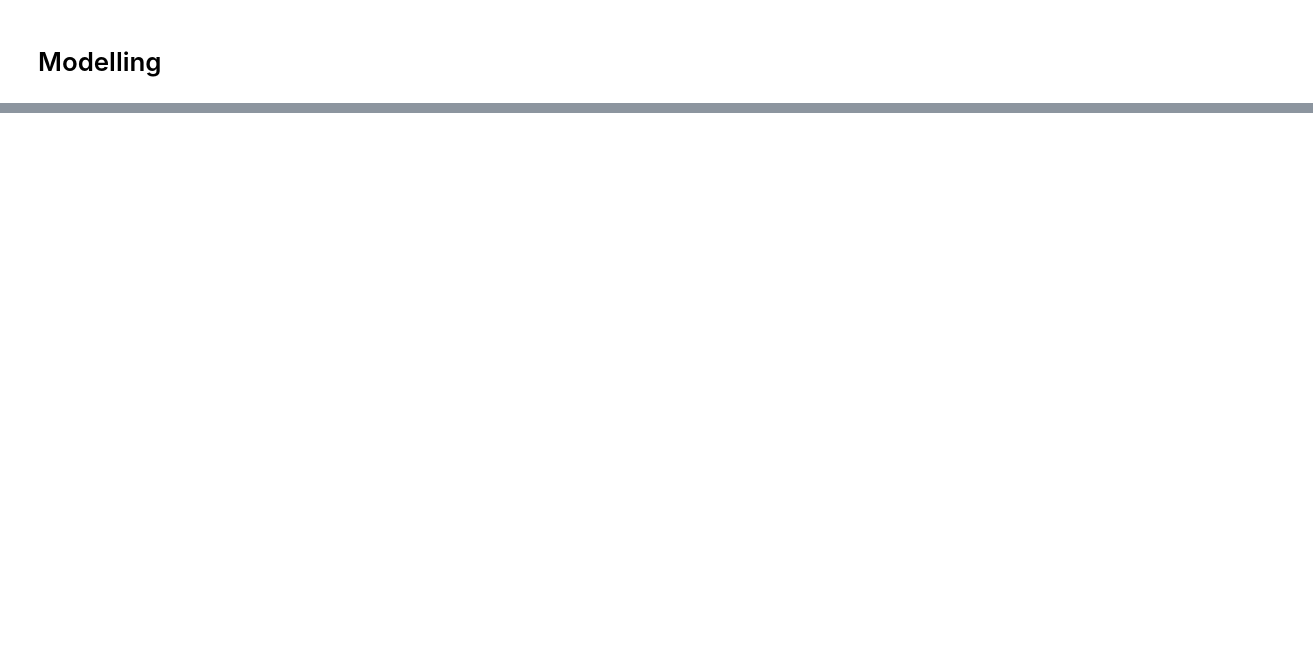
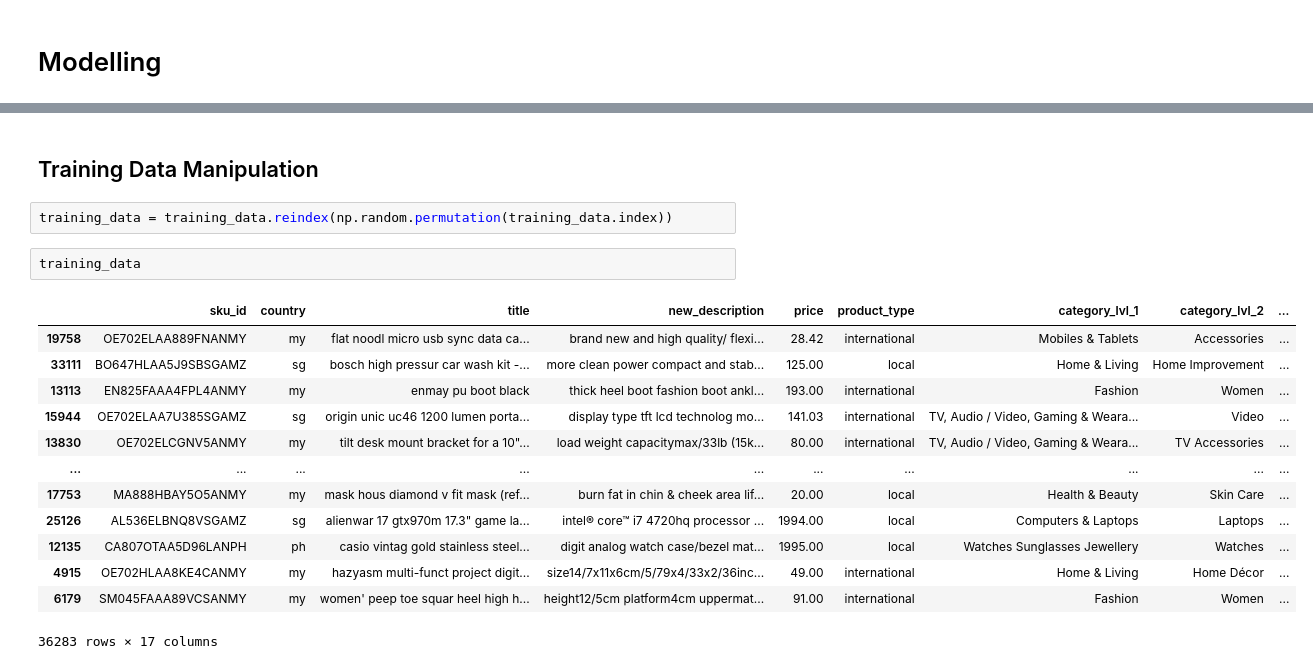
Before and after one commit to Rubix982/Product-Quality-Classification, a Jupyter notebook: model.ipynb, the cells around one changed output, grey strips where cells are left out. Cells and saved outputs as stored; diff of their text form; blank space fills up the shorter version.

```diff
--- a/model.ipynb
+++ b/model.ipynb
@@ -1099,0 +1169,20 @@ Before extracting features, we preprocess the data by removingHTML tags, removin
+# %% [markdown]
+## Training Data Manipulation
+# %%
+training_data = training_data.reindex(np.random.permutation(training_data.index))
+# %%
+training_data
+# %% [output]
+|  | sku_id | country | title | new_description | price | product_type | category_lvl_1 | category_lvl_2 | ... |
+| 19758 | OE702ELAA889FNANMY | my | flat noodl micro usb sync data ca... | brand new and high quality/ flexi... | 28.42 | international | Mobiles & Tablets | Accessories | ... |
+| 33111 | BO647HLAA5J9SBSGAMZ | sg | bosch high pressur car wash kit -... | more clean power compact and stab... | 125.00 | local | Home & Living | Home Improvement | ... |
+| 13113 | EN825FAAA4FPL4ANMY | my | enmay pu boot black | thick heel boot fashion boot ankl... | 193.00 | international | Fashion | Women | ... |
+| 15944 | OE702ELAA7U385SGAMZ | sg | origin unic uc46 1200 lumen porta... | display type tft lcd technolog mo... | 141.03 | international | TV, Audio / Video, Gaming & Weara... | Video | ... |
+| 13830 | OE702ELCGNV5ANMY | my | tilt desk mount bracket for a 10"... | load weight capacitymax/33lb (15k... | 80.00 | international | TV, Audio / Video, Gaming & Weara... | TV Accessories | ... |
+| ... | ... | ... | ... | ... | ... | ... | ... | ... | ... |
+| 17753 | MA888HBAY5O5ANMY | my | mask hous diamond v fit mask (ref... | burn fat in chin & cheek area lif... | 20.00 | local | Health & Beauty | Skin Care | ... |
+| 25126 | AL536ELBNQ8VSGAMZ | sg | alienwar 17 gtx970m 17.3" game la... | intel® core™ i7 4720hq processor ... | 1994.00 | local | Computers & Laptops | Laptops | ... |
+| 12135 | CA807OTAA5D96LANPH | ph | casio vintag gold stainless steel... | digit analog watch case/bezel mat... | 1995.00 | local | Watches Sunglasses Jewellery | Watches | ... |
+| 4915 | OE702HLAA8KE4CANMY | my | hazyasm multi-funct project digit... | size14/7x11x6cm/5/79x4/33x2/36inc... | 49.00 | international | Home & Living | Home Décor | ... |
+| 6179 | SM045FAAA89VCSANMY | my | women' peep toe squar heel high h... | height12/5cm platform4cm uppermat... | 91.00 | international | Fashion | Women | ... |
+36283 rows × 17 columns
```
Also changed, not shown: parts of 19 cells of this notebook, 1 other file.
